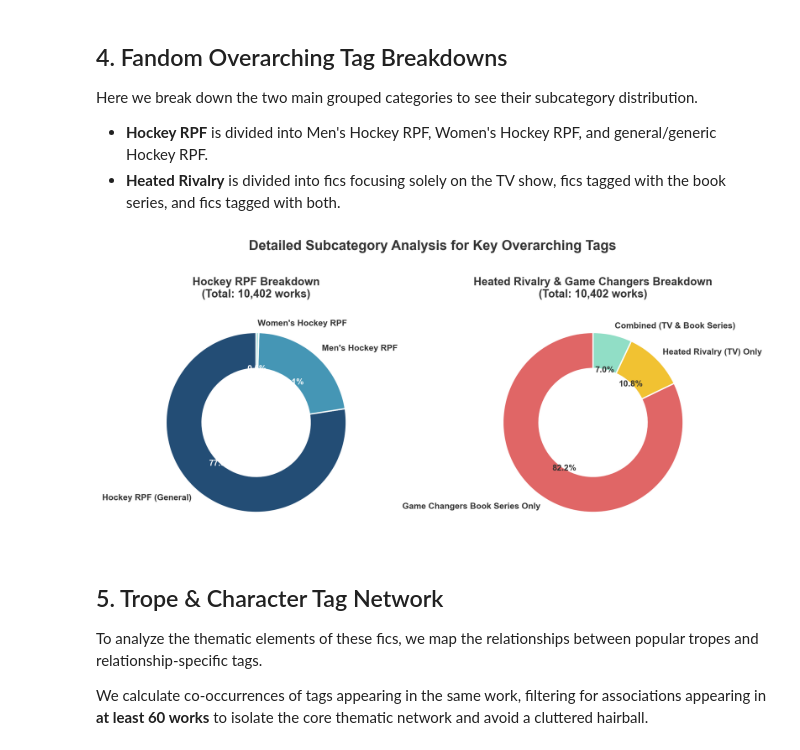
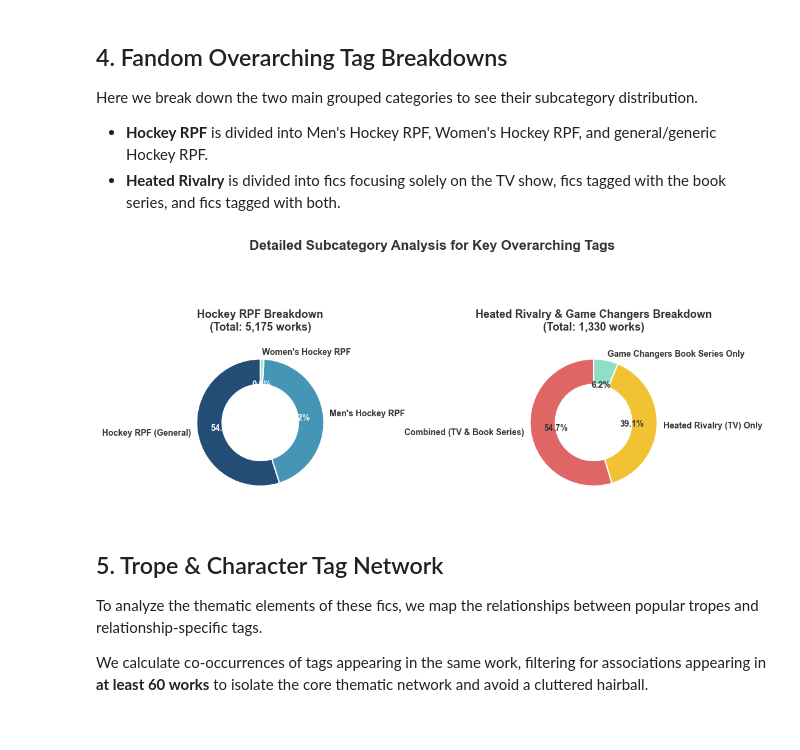
Before and after one commit to srwis/personal_site, a Jupyter notebook: posts/hockey_fic_visualization/hockey_fic_visualization.ipynb, the cells around one changed output. Drawn from its saved outputs; the diff is of its cells as text; code cells hidden in the pictures.

Commit message:
Hockey Fic post updates

```diff
--- a/posts/hockey_fic_visualization/hockey_fic_visualization.ipynb
+++ b/posts/hockey_fic_visualization/hockey_fic_visualization.ipynb
@@ -331,8 +586,8 @@ Here we break down the two main grouped categories to see their subcategory dist
 df_filtered['sub_rpf'] = df_filtered['fandoms'].apply(subclassify_hockey_rpf)
 df_filtered['sub_hr'] = df_filtered['fandoms'].apply(subclassify_heated_rivalry)
 
-rpf_counts = df_filtered['sub_rpf'].value_counts()
-hr_counts = df_filtered['sub_hr'].value_counts()
+rpf_counts = df_filtered[df_filtered['grouped_fandom'] == 'Hockey RPF']['sub_rpf'].value_counts()
+hr_counts = df_filtered[df_filtered['grouped_fandom'] == 'Heated Rivalry']['sub_hr'].value_counts()
 
 # Plot side-by-side Donut Charts
 #| fig-width: 11
@@ -347,34 +602,34 @@ hr_colors = ['#e06666', '#f1c232', '#91dec6']
 # Donut 1: Hockey RPF Breakdown
 wedges1, texts1, autotexts1 = ax1.pie(
     rpf_counts,
     labels=rpf_counts.index,
     autopct='%1.1f%%',
     startangle=90,
     colors=rpf_colors,
     wedgeprops=dict(width=0.4, edgecolor='w', linewidth=1.5),
     textprops=dict(color="#333333", fontweight='bold')
 )
 plt.setp(autotexts1, size=10, weight="bold", color="white" if rpf_colors[0] == '#234d75' else "#333333")
 ax1.set_title(f"Hockey RPF Breakdown\n(Total: {rpf_counts.sum():,} works)", fontsize=13, fontweight='bold', pad=15)
 
 # Donut 2: Heated Rivalry Breakdown
 wedges2, texts2, autotexts2 = ax2.pie(
     hr_counts,
     labels=hr_counts.index,
     autopct='%1.1f%%',
     startangle=90,
     colors=hr_colors,
     wedgeprops=dict(width=0.4, edgecolor='w', linewidth=1.5),
     textprops=dict(color="#333333", fontweight='bold')
 )
 plt.setp(autotexts2, size=10, weight="bold", color="#333333")
 ax2.set_title(f"Heated Rivalry & Game Changers Breakdown\n(Total: {hr_counts.sum():,} works)", fontsize=13, fontweight='bold', pad=15)
 
 plt.suptitle("Detailed Subcategory Analysis for Key Overarching Tags", fontsize=16, fontweight='bold', y=0.98)
 plt.tight_layout()
 plt.show()
 # %% [output]
-[figure, old version]
+[figure, new version]
 # %% [markdown]
 ## 5. Trope & Character Tag Network
 
```
Also changed, not shown: parts of 4 cells of this notebook, 11 other files.
